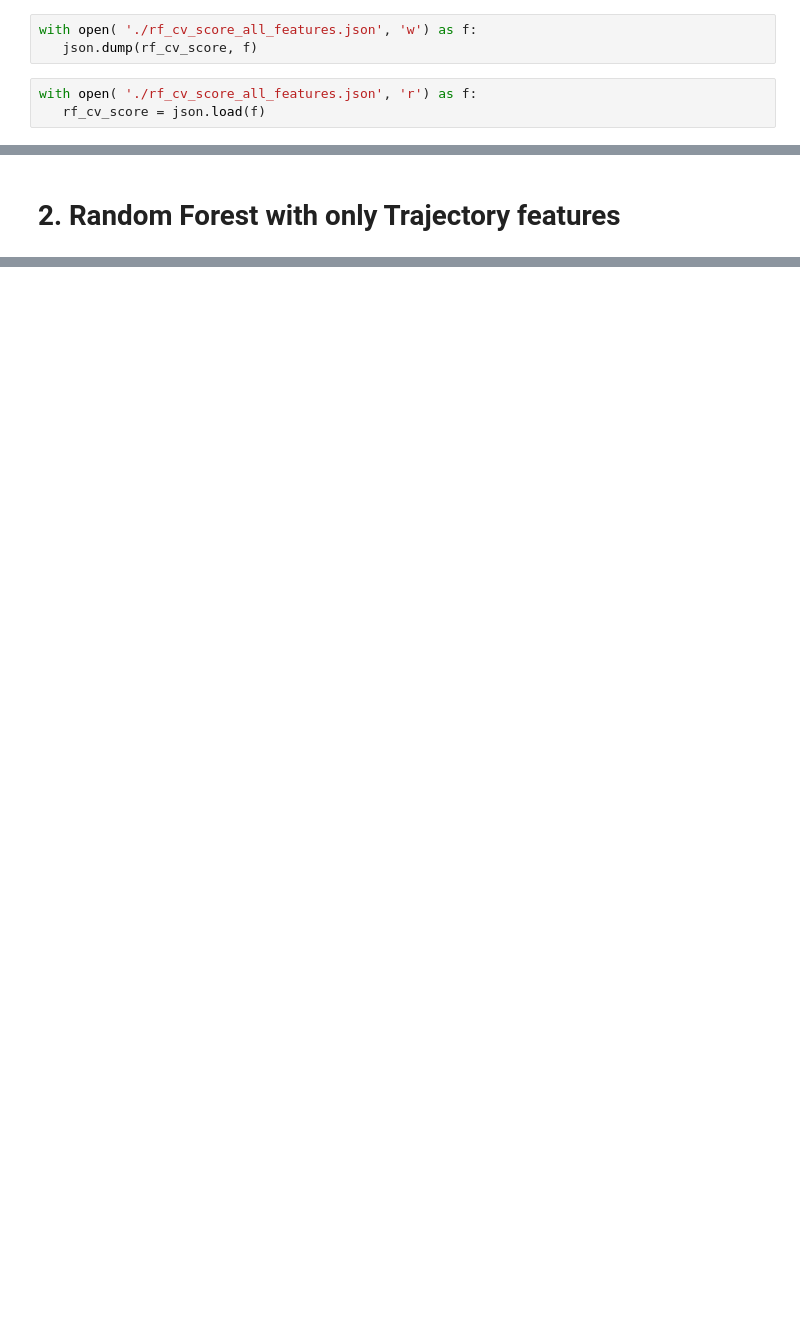
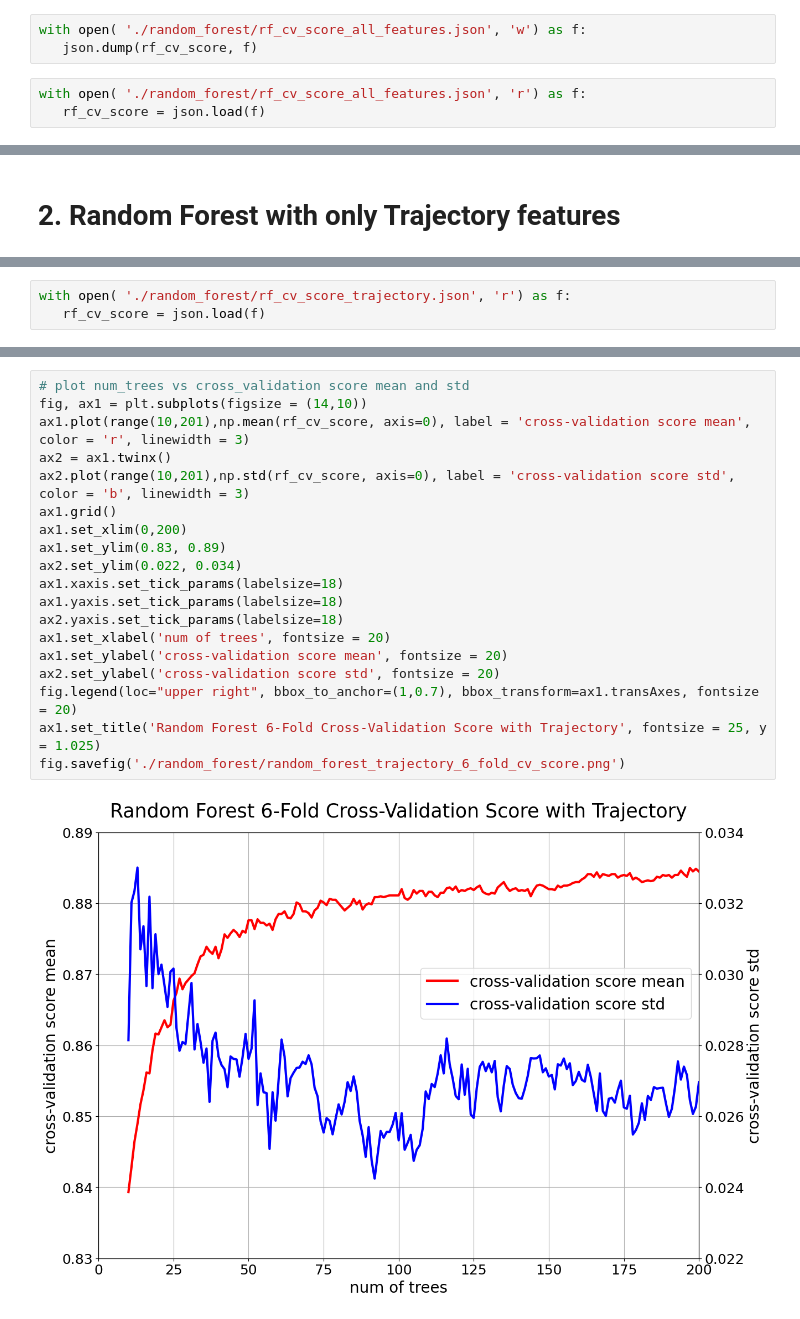
Before and after one commit to pmcesky/4D-Cell, a Jupyter notebook: random_forest.ipynb, the cells around one changed output, grey strips where cells are left out. Cells and saved outputs as stored; diff of their text form; blank space fills up the shorter version.

Commit message:
Random Forest feature ablation study, cross-validation and test results
Examine random forest feature ablation cross-validation and test result

```diff
--- a/random_forest.ipynb
+++ b/random_forest.ipynb
@@ -94,10 +94,10 @@ for i in tqdm(range(6)): # 6-fold cross-validation
         scores.append(forest.score(X_val, y_val))
     rf_cv_score.append(scores.copy())
 # %%
-with open( './rf_cv_score_all_features.json', 'w') as f:
+with open( './random_forest/rf_cv_score_all_features.json', 'w') as f:
    json.dump(rf_cv_score, f)
 # %%
-with open( './rf_cv_score_all_features.json', 'r') as f:
+with open( './random_forest/rf_cv_score_all_features.json', 'r') as f:
    rf_cv_score = json.load(f)
 # %%
 np.array(rf_cv_score).shape
@@ -210,0 +214,3 @@ From the feature importance above:
+# %%
+with open( './random_forest/rf_cv_score_trajectory.json', 'r') as f:
+   rf_cv_score = json.load(f)
@@ -210,0 +255,21 @@ From the feature importance above:
+# %%
+# plot num_trees vs cross_validation score mean and std
+fig, ax1 = plt.subplots(figsize = (14,10))
+ax1.plot(range(10,201),np.mean(rf_cv_score, axis=0), label = 'cross-validation score mean', color = 'r', linewidth = 3)
+ax2 = ax1.twinx()
+ax2.plot(range(10,201),np.std(rf_cv_score, axis=0), label = 'cross-validation score std', color = 'b', linewidth = 3)
+ax1.grid()
+ax1.set_xlim(0,200)
+ax1.set_ylim(0.83, 0.89)
+ax2.set_ylim(0.022, 0.034)
+ax1.xaxis.set_tick_params(labelsize=18)
+ax1.yaxis.set_tick_params(labelsize=18)
+ax2.yaxis.set_tick_params(labelsize=18)
+ax1.set_xlabel('num of trees', fontsize = 20)
+ax1.set_ylabel('cross-validation score mean', fontsize = 20)
+ax2.set_ylabel('cross-validation score std', fontsize = 20)
+fig.legend(loc="upper right", bbox_to_anchor=(1,0.7), bbox_transform=ax1.transAxes, fontsize = 20)
+ax1.set_title('Random Forest 6-Fold Cross-Validation Score with Trajectory', fontsize = 25, y = 1.025)
+fig.savefig('./random_forest/random_forest_trajectory_6_fold_cv_score.png')
+# %% [output]
+[figure, added]
```
Also changed, not shown: parts of 38 cells of this notebook, 11 other files.
